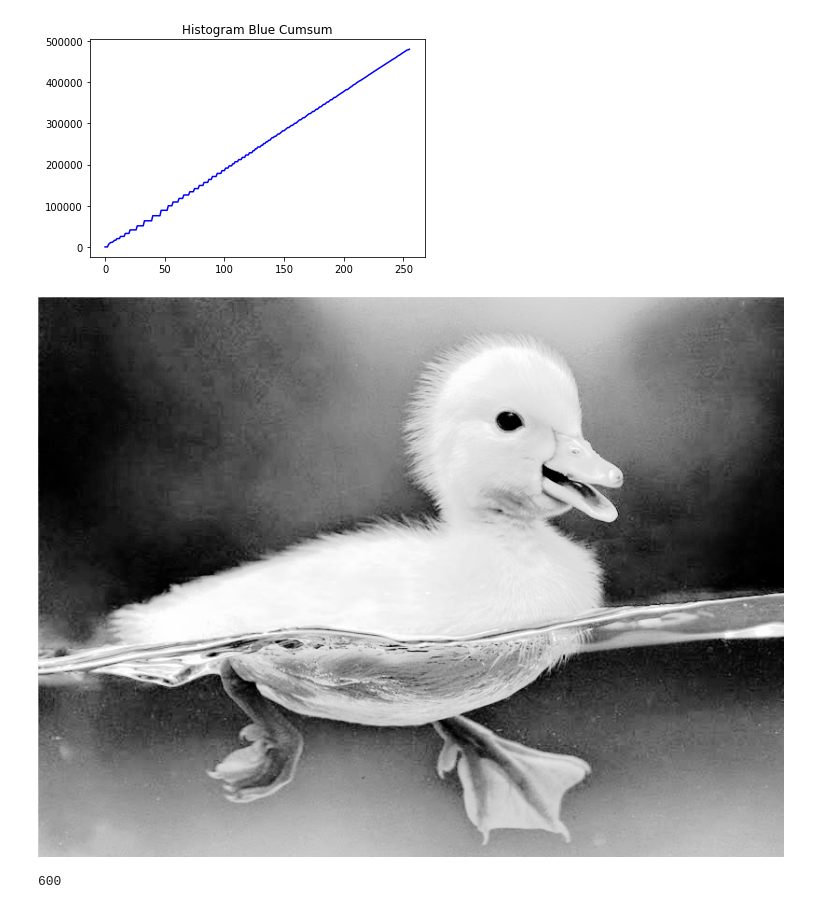
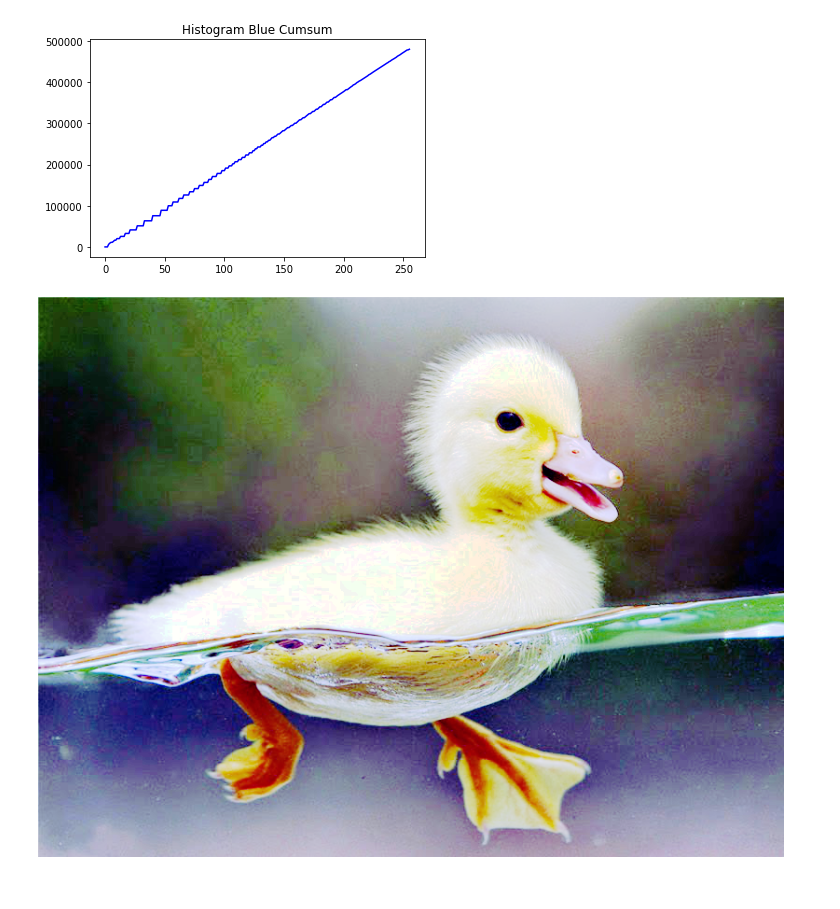
Before and after one commit to fadhilimamk/citra, a Jupyter notebook: Histogram Visualization of Image.ipynb, the cells around one changed output. Cells and saved outputs as stored; diff of their text form; code cells hidden in the pictures.

```diff
--- a/Histogram Visualization of Image.ipynb
+++ b/Histogram Visualization of Image.ipynb
@@ -180,12 +180,15 @@ plt.show()
 [figure]
 [figure]
 [figure]
-# %%
-image_alu_pixel = []
-for
-# %% [output]
-[figure, removed]
-# %%
-pixel.shape[0]
-# %% [output]
-600
+# %%
+image_alu_pixel = []
+for row in range(pixel.shape[0]):
+    row_pixel = []
+    for column in range(pixel.shape[1]):
+        row_pixel.append([pixel_r_alu[row][column], pixel_g_alu[row][column], pixel_b_alu[row][column]])
+    image_alu_pixel.append(row_pixel)
+image_alu_pixel = np.array(image_alu_pixel)
+
+Image.fromarray(image_alu_pixel)
+# %% [output]
+[figure, added]
```
